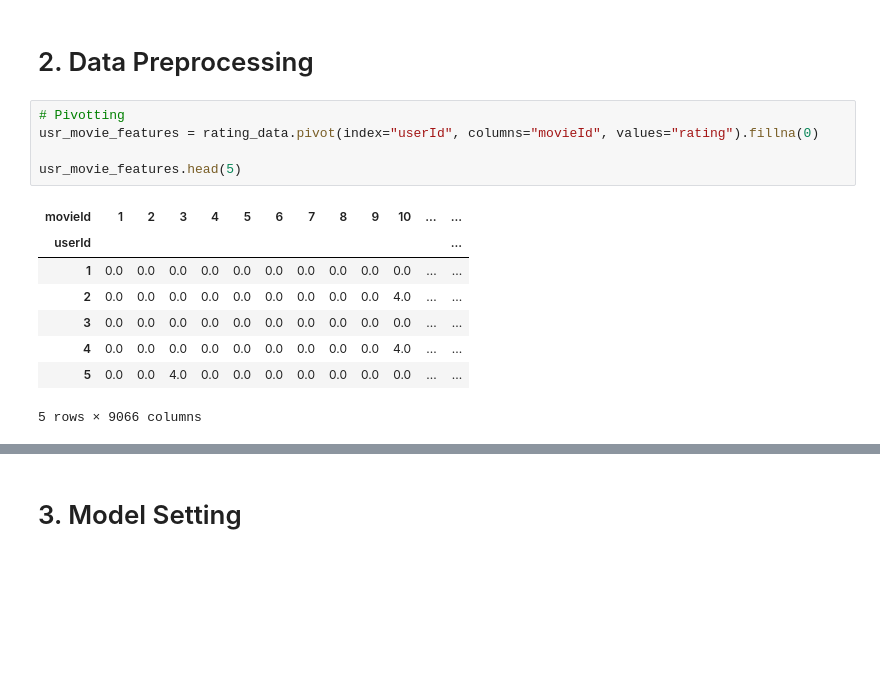
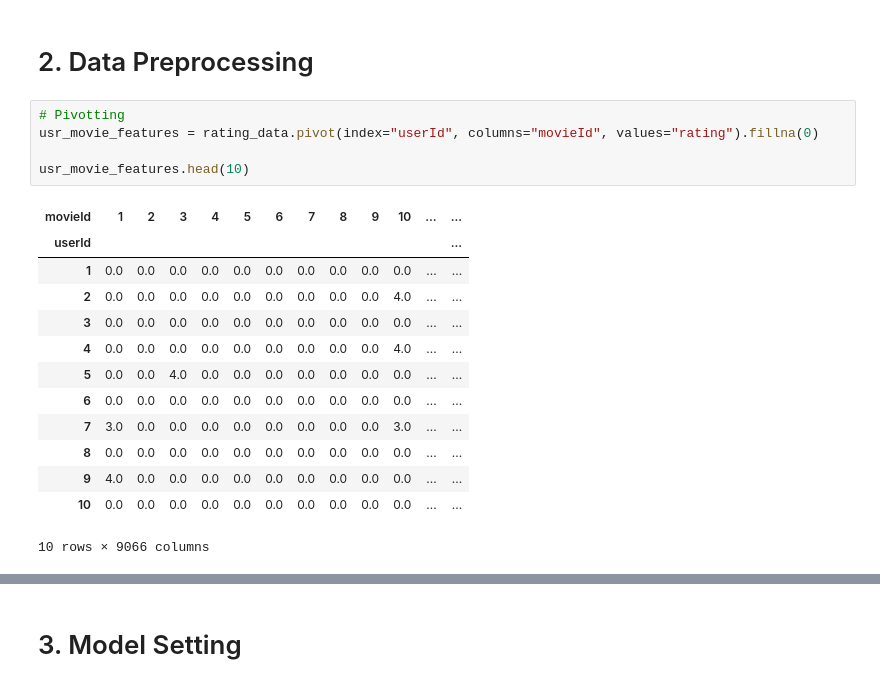
Before and after one commit to formegusto/research-recommendation-system, a Jupyter notebook: 2. Memory-based Collaborative Filtering.ipynb, the cells around one changed output, grey strips where cells are left out. Drawn from its saved outputs; the diff is of its cells as text; blank space fills up the shorter version.

```diff
--- a/2. Memory-based Collaborative Filtering.ipynb
+++ b/2. Memory-based Collaborative Filtering.ipynb
@@ -75,14 +86,19 @@ Explicit Feedback으로 분류되는 평점 데이터는 대부분 인기가 많
 # %%
 # Pivotting
 usr_movie_features = rating_data.pivot(index="userId", columns="movieId", values="rating").fillna(0)
 
-usr_movie_features.head(5)
+usr_movie_features.head(10)
 # %% [output]
 | movieId | 1 | 2 | 3 | 4 | 5 | 6 | 7 | 8 | 9 | 10 | ... | ... |
 | userId |  |  |  |  |  |  |  |  |  |  |  | ... |
 | 1 | 0.0 | 0.0 | 0.0 | 0.0 | 0.0 | 0.0 | 0.0 | 0.0 | 0.0 | 0.0 | ... | ... |
 | 2 | 0.0 | 0.0 | 0.0 | 0.0 | 0.0 | 0.0 | 0.0 | 0.0 | 0.0 | 4.0 | ... | ... |
 | 3 | 0.0 | 0.0 | 0.0 | 0.0 | 0.0 | 0.0 | 0.0 | 0.0 | 0.0 | 0.0 | ... | ... |
 | 4 | 0.0 | 0.0 | 0.0 | 0.0 | 0.0 | 0.0 | 0.0 | 0.0 | 0.0 | 4.0 | ... | ... |
 | 5 | 0.0 | 0.0 | 4.0 | 0.0 | 0.0 | 0.0 | 0.0 | 0.0 | 0.0 | 0.0 | ... | ... |
+| 6 | 0.0 | 0.0 | 0.0 | 0.0 | 0.0 | 0.0 | 0.0 | 0.0 | 0.0 | 0.0 | ... | ... |
+| 7 | 3.0 | 0.0 | 0.0 | 0.0 | 0.0 | 0.0 | 0.0 | 0.0 | 0.0 | 3.0 | ... | ... |
+| 8 | 0.0 | 0.0 | 0.0 | 0.0 | 0.0 | 0.0 | 0.0 | 0.0 | 0.0 | 0.0 | ... | ... |
+| 9 | 4.0 | 0.0 | 0.0 | 0.0 | 0.0 | 0.0 | 0.0 | 0.0 | 0.0 | 0.0 | ... | ... |
+| 10 | 0.0 | 0.0 | 0.0 | 0.0 | 0.0 | 0.0 | 0.0 | 0.0 | 0.0 | 0.0 | ... | ... |
-5 rows × 9066 columns
+10 rows × 9066 columns
```
Also changed, not shown: parts of 9 cells of this notebook.
